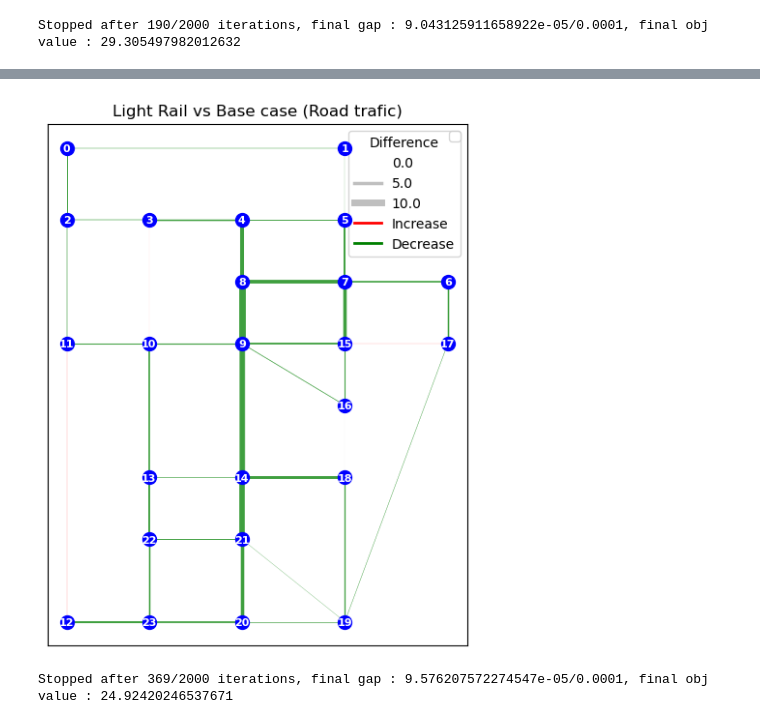
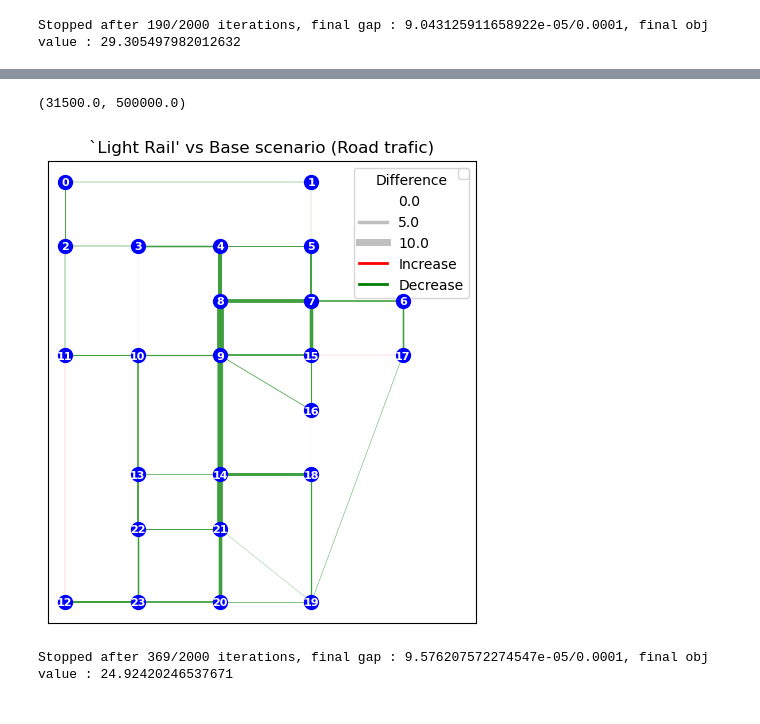
Before and after one commit to merlebleue/CIVIL-477-Transport-Networks---End-project, a Jupyter notebook: project_ars.ipynb, the cells around one changed output, grey strips where cells are left out. Drawn from its saved outputs; the diff is of its cells as text; code cells hidden in the pictures.

```diff
--- a/project_ars.ipynb
+++ b/project_ars.ipynb
@@ -69,4 +69,7 @@ np.save("x_star1", x_star1)
 np.save("x_tram1", x_tram1)
 # %% [output]
 Stopped after 190/2000 iterations, final gap : 9.043125911658922e-05/0.0001, final obj value : 29.305497982012632
+# %%
+x_star1 = np.load("x_star1.npy")
+x_tram1 = np.load("x_tram1.npy")
 # %%
@@ -82,8 +87,9 @@ plt.savefig("Latex/Figures/lightrail_tram.pgf", bbox_inches = "tight")
 # %%
-plot_network(df_node, df_link, link_flows=x_star1-x_star0, title="Light Rail vs Base case (Road trafic)")
+plot_network(df_node, df_link, link_flows=x_star1-x_star0, title="`Light Rail' vs Base scenario (Road trafic)")
 plt.savefig("Latex/Figures/lightrail_diff.pgf", bbox_inches = "tight")
 # %% [output]
+(31500.0, 500000.0)
-[figure, old version]
+[figure, new version]
 # %%
 # run with tram (level=2)
 max_iter, max_gap, max_gap_ls = 2000, 1e-4, 1e-2
```
Also changed, not shown: parts of 9 cells of this notebook, 11 other files.
